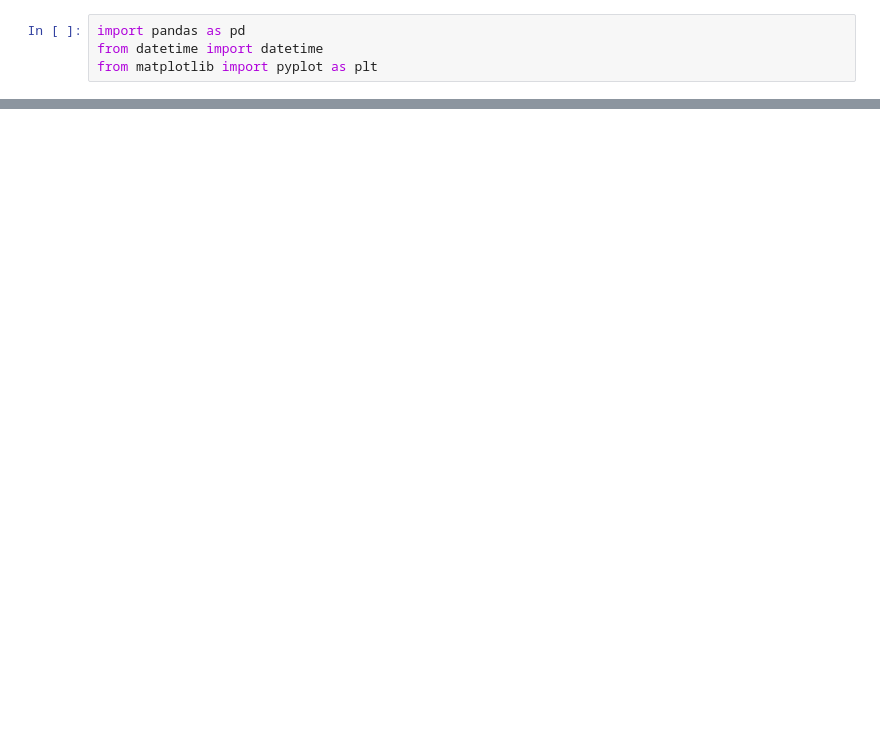
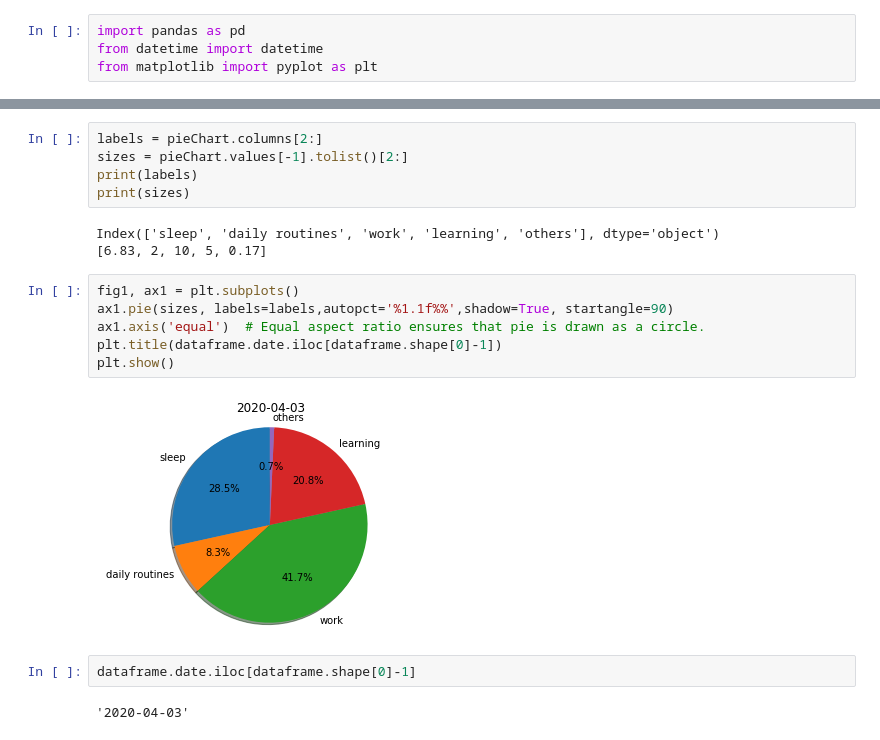
Before and after one commit to ranjithkumarmadhavan/python, a Jupyter notebook: Projects/app/Self analyser/analyser.ipynb, the cells around one changed output, grey strips where cells are left out. Drawn from its saved outputs; the diff is of its cells as text; blank space fills up the shorter version.

```diff
--- a/Projects/app/Self analyser/analyser.ipynb
+++ b/Projects/app/Self analyser/analyser.ipynb
@@ -48,0 +46,20 @@ TypeError: only size-1 arrays can be converted to Python scalars
+# %%
+labels = pieChart.columns[2:]
+sizes = pieChart.values[-1].tolist()[2:]
+print(labels)
+print(sizes)
+# %% [output]
+Index(['sleep', 'daily routines', 'work', 'learning', 'others'], dtype='object')
+[6.83, 2, 10, 5, 0.17]
+# %%
+fig1, ax1 = plt.subplots()
+ax1.pie(sizes, labels=labels,autopct='%1.1f%%',shadow=True, startangle=90)
+ax1.axis('equal')  # Equal aspect ratio ensures that pie is drawn as a circle.
+plt.title(dataframe.date.iloc[dataframe.shape[0]-1])
+plt.show()
+# %% [output]
+[figure, added]
+# %%
+dataframe.date.iloc[dataframe.shape[0]-1]
+# %% [output]
+'2020-04-03'
```
Also changed, not shown: parts of 13 cells of this notebook, 4 other files.
